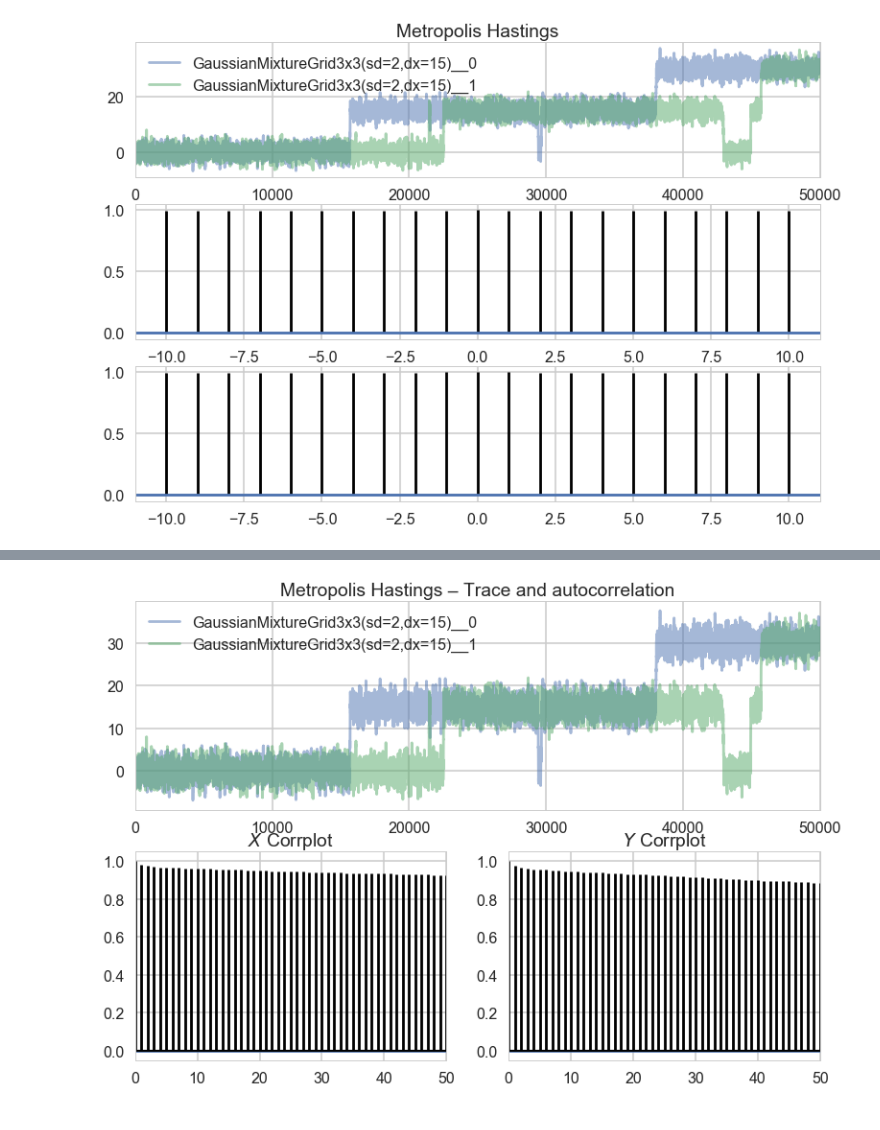
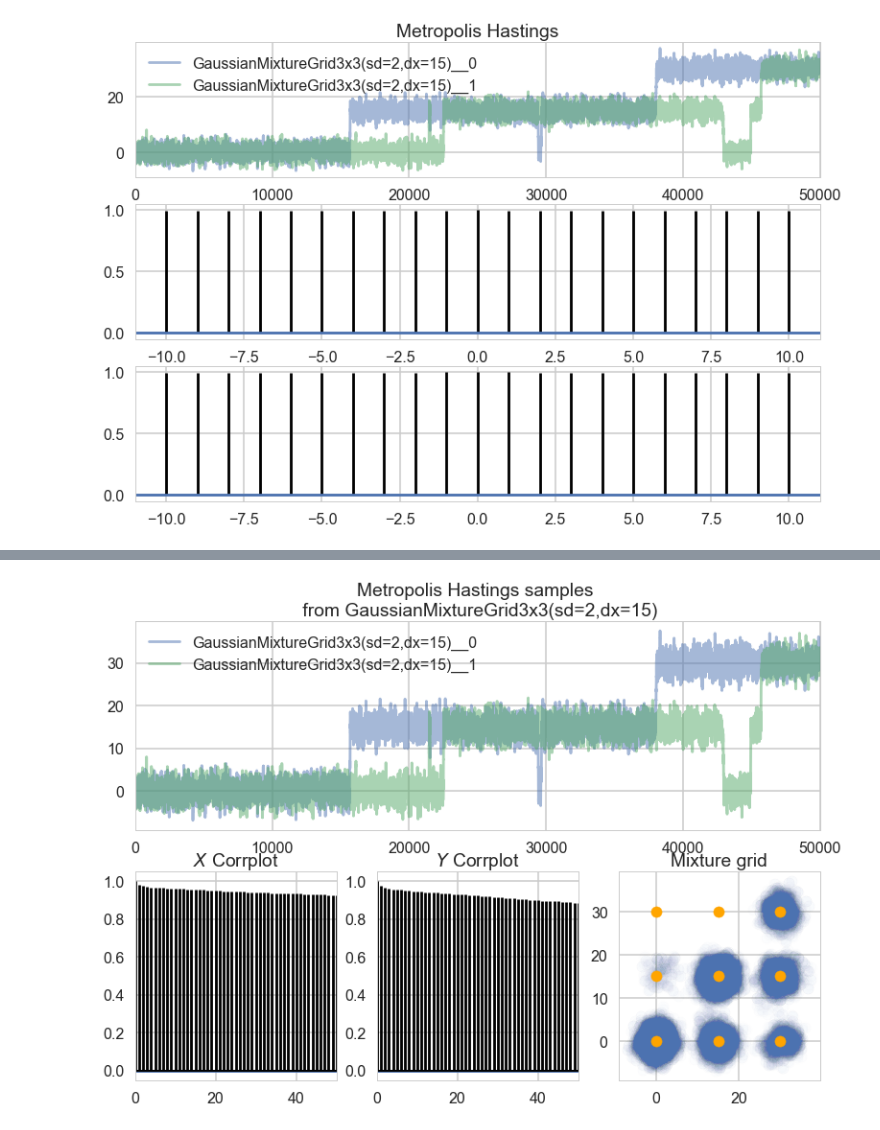
Before and after one commit to asross/cs205-project, a Jupyter notebook: datasets/HMC_diagnostics.ipynb, the cells around one changed output, grey strips where cells are left out. Saved outputs shown, nothing was run; the diff lists cells and outputs as text; code cells hidden in the pictures.

Commit message:
updated trace pics

```diff
--- a/datasets/HMC_diagnostics.ipynb
+++ b/datasets/HMC_diagnostics.ipynb
@@ -485,12 +492,20 @@ def corrplot(trace,title,maxlags=50):
 
     fig = plt.figure()
 
-    ax1 = plt.subplot2grid((2,2), (0,0), colspan=2)
-    ax4 = plt.subplot2grid((2,2), (1, 0))
-    ax5 = plt.subplot2grid((2,2), (1, 1))
+    ax1 = plt.subplot2grid((2,3), (0,0), colspan=3)
+    ax3 = plt.subplot2grid((2,3), (1, 2), rowspan=2)
 
-    ax1.set_title(title)
+    ax4 = plt.subplot2grid((2,3), (1, 0))
+    ax5 = plt.subplot2grid((2,3), (1, 1))
+
+
+    ax1.set_title('{0} samples \n from {1}'.format(title,gri2d))
     pm.trace_to_dataframe(trace).plot(alpha=.5, ax=ax1)
+
+
+    ax3.set_title('Mixture grid'.format(gri2d))
+    ax3.scatter(*trace[gri2d.name].T, alpha=0.01)
+    ax3.scatter(*gri2d.means.T, c='orange')
 
 
     ax4.acorr(x1_trace-np.mean(x1_trace),  normed=True, maxlags=maxlags)
@@ -508,7 +523,7 @@ def corrplot(trace,title,maxlags=50):
 
     plt.show()
 # %%
-corrplot(trace_metropolis,"Metropolis Hastings – Trace and autocorrelation")
+corrplot(trace_metropolis,"Metropolis Hastings")
 # %% [output]
-[figure, old version]
+[figure, new version]
 # %%
```
Also changed, not shown: parts of 2 cells of this notebook, 2 other files.
